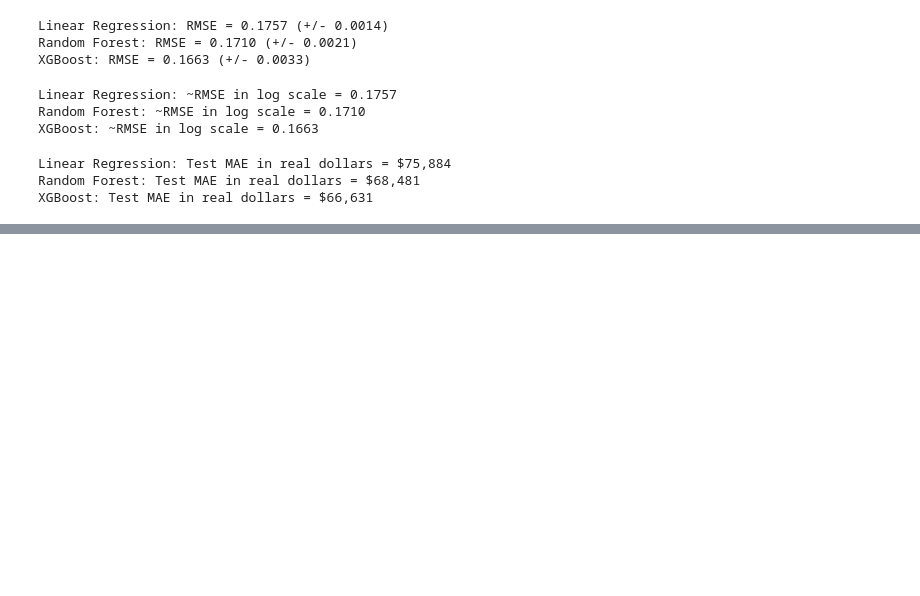
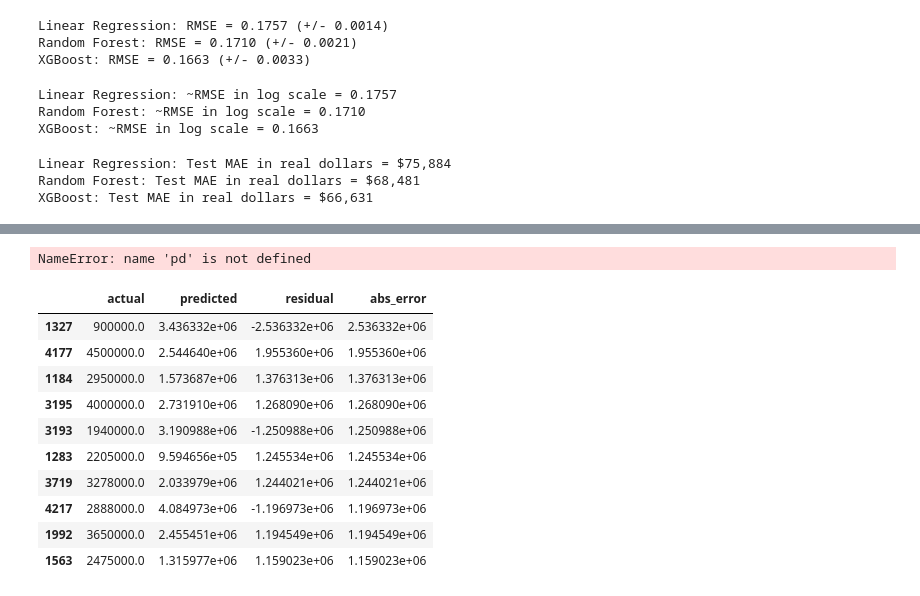
Before and after one commit to reetam-dutta-24/real-estate-price-prediction, a Jupyter notebook: notebooks/03_modeling.ipynb, the cells around one changed output, grey strips where cells are left out. Saved outputs shown, nothing was run; the diff lists cells and outputs as text; code cells hidden in the pictures; blank space fills up the shorter version.

```diff
--- a/notebooks/03_modeling.ipynb
+++ b/notebooks/03_modeling.ipynb
@@ -109,0 +154,33 @@ XGBoost: Test MAE in real dollars = $66,631
+# %%
+error_df = pd.DataFrame({
+    'actual': actual_dollar.values,
+    'predicted': preds_dollar,
+    'residual': residuals.values,
+    'abs_error': np.abs(residuals.values)
+})
+
+error_df.sort_values('abs_error', ascending=False).head(10)
+# %% [output]
+NameError: name 'pd' is not defined
+# %%
+import pandas as pd
+error_df = pd.DataFrame({
+    'actual': actual_dollar.values,
+    'predicted': preds_dollar,
+    'residual': residuals.values,
+    'abs_error': np.abs(residuals.values)
+})
+
+error_df.sort_values('abs_error', ascending=False).head(10)
+# %% [output]
+|  | actual | predicted | residual | abs_error |
+| 1327 | 900000.0 | 3.436332e+06 | -2.536332e+06 | 2.536332e+06 |
+| 4177 | 4500000.0 | 2.544640e+06 | 1.955360e+06 | 1.955360e+06 |
+| 1184 | 2950000.0 | 1.573687e+06 | 1.376313e+06 | 1.376313e+06 |
+| 3195 | 4000000.0 | 2.731910e+06 | 1.268090e+06 | 1.268090e+06 |
+| 3193 | 1940000.0 | 3.190988e+06 | -1.250988e+06 | 1.250988e+06 |
+| 1283 | 2205000.0 | 9.594656e+05 | 1.245534e+06 | 1.245534e+06 |
+| 3719 | 3278000.0 | 2.033979e+06 | 1.244021e+06 | 1.244021e+06 |
+| 4217 | 2888000.0 | 4.084973e+06 | -1.196973e+06 | 1.196973e+06 |
+| 1992 | 3650000.0 | 2.455451e+06 | 1.194549e+06 | 1.194549e+06 |
+| 1563 | 2475000.0 | 1.315977e+06 | 1.159023e+06 | 1.159023e+06 |
```
Also changed, not shown: parts of 5 cells of this notebook, 3 other files.
